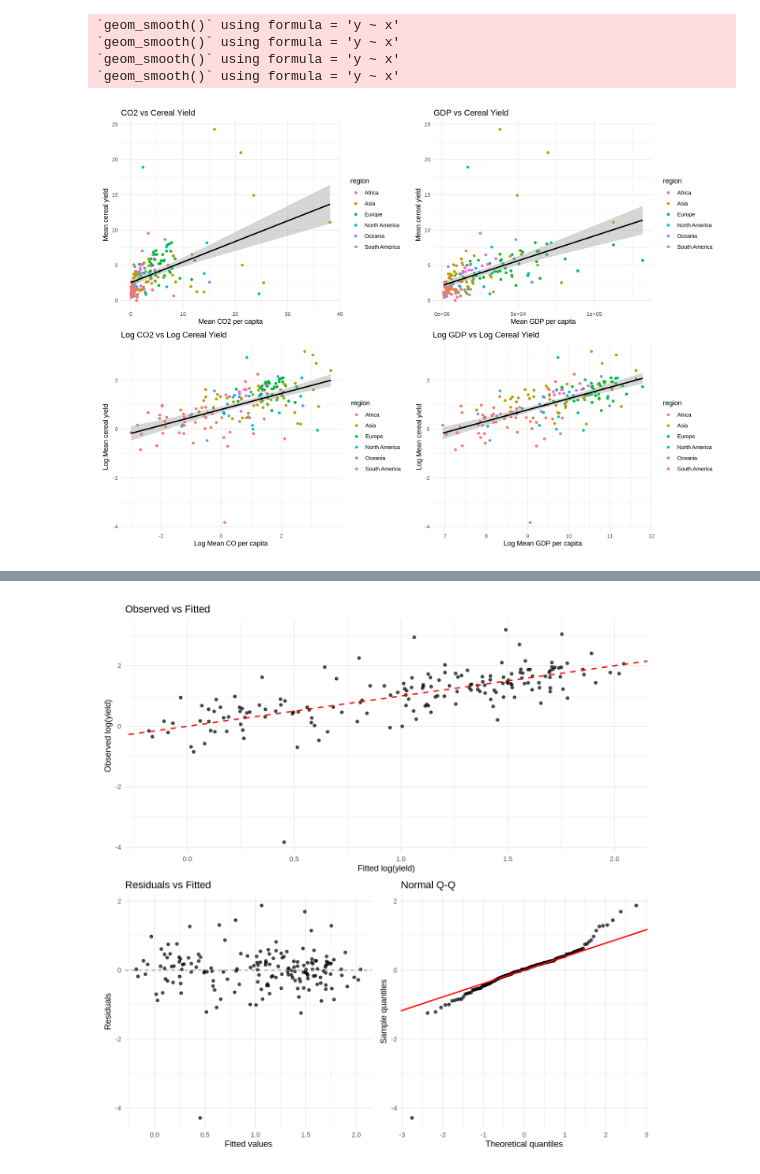
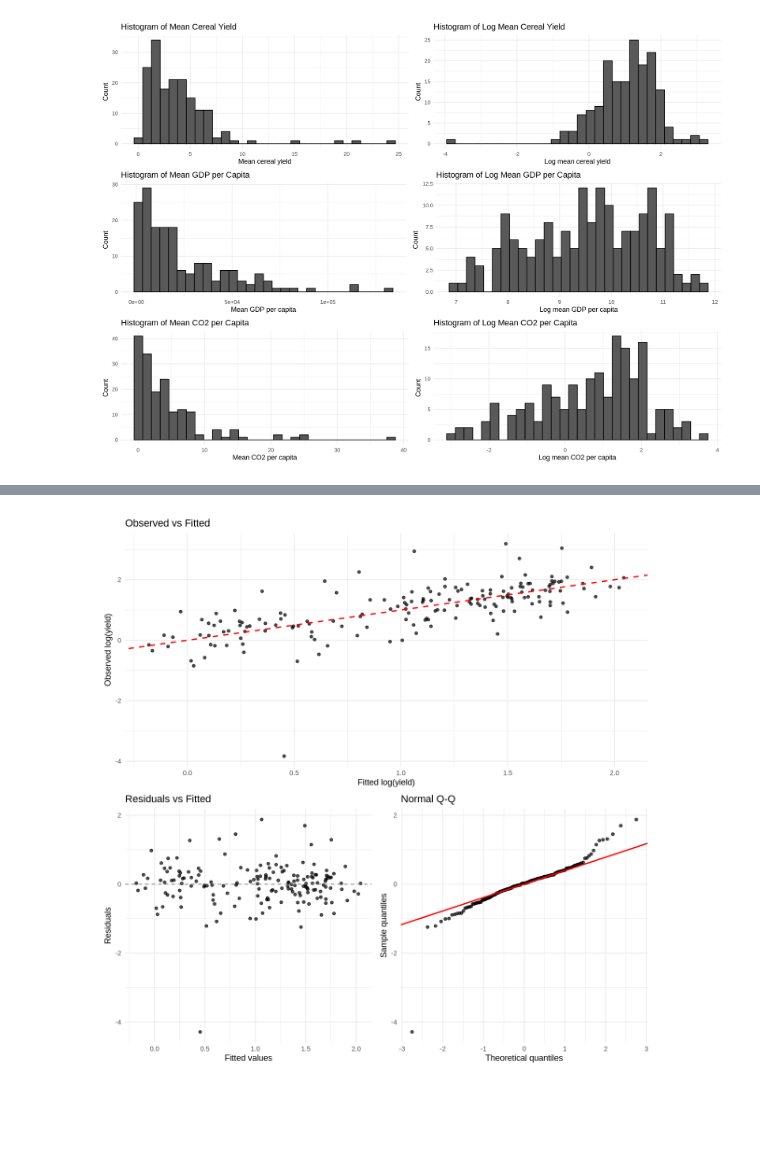
Before and after one commit to ebarr02/Crop-Yield-Analysis, a Jupyter notebook: CropYieldAnalysis.ipynb, the cells around one changed output, grey strips where cells are left out. Saved outputs shown, nothing was run; the diff lists cells and outputs as text; code cells hidden in the pictures; blank space fills up the shorter version.

Commit message:
Draft 2
- added plots to justify log transformation of covariates
- created model summaries for alternative models to further justify the model selected.

```diff
--- a/CropYieldAnalysis.ipynb
+++ b/CropYieldAnalysis.ipynb
@@ -80,26 +96,65 @@ South America
 # %%
 options(repr.plot.width = 14, repr.plot.height = 10)
-plot1 <- ggplot(model_df, aes(x = mean_co, y = mean_yield, color = region)) +
-  geom_point() + geom_smooth(method = "lm", se = TRUE, color = "black") +
-  labs(x = "Mean CO2 per capita", y = "Mean cereal yield", title = "CO2 vs Cereal Yield") + theme_minimal()
 
-plot2 <- ggplot(model_df, aes(x = mean_gdp, y = mean_yield, color = region)) +
-  geom_point() + geom_smooth(method = "lm", se = TRUE, color = "black") +
-  labs(x = "Mean GDP per capita", y = "Mean cereal yield", title = "GDP vs Cereal Yield") + theme_minimal()
+library(ggplot2)
+library(patchwork)
 
-plot3 <- ggplot(model_df, aes(x = log(mean_co), y = log(mean_yield), color = region)) +
-  geom_point() + geom_smooth(method = "lm", se = TRUE, color = "black") +
-  labs(x = "Log Mean CO per capita", y = "Log Mean cereal yield", title = "Log CO2 vs Log Cereal Yield") + theme_minimal()
+ploteda1 <- ggplot(model_df, aes(x = mean_yield)) +
+  geom_histogram(bins = 30, colour = "black") +
+  labs(
+    x = "Mean cereal yield",
+    y = "Count",
+    title = "Histogram of Mean Cereal Yield"
+  ) +
+  theme_minimal()
 
-plot4 <- ggplot(model_df, aes(x = log(mean_gdp), y = log(mean_yield), color = region)) +
-  geom_point() + geom_smooth(method = "lm", se = TRUE, color = "black") +
-  labs(x = "Log Mean GDP per capita", y = "Log Mean cereal yield", title = "Log GDP vs Log Cereal Yield") + theme_minimal()
-(plot1 + plot2) / (plot3 + plot4)
+ploteda2 <- ggplot(model_df, aes(x = log(mean_yield))) +
+  geom_histogram(bins = 30, colour = "black") +
+  labs(
+    x = "Log mean cereal yield",
+    y = "Count",
+    title = "Histogram of Log Mean Cereal Yield"
+  ) +
+  theme_minimal()
+
+ploteda3 <- ggplot(model_df, aes(x = mean_gdp)) +
+  geom_histogram(bins = 30, colour = "black") +
+  labs(
+    x = "Mean GDP per capita",
+    y = "Count",
+    title = "Histogram of Mean GDP per Capita"
+  ) +
+  theme_minimal()
+
+ploteda4 <- ggplot(model_df, aes(x = log(mean_gdp))) +
+  geom_histogram(bins = 30, colour = "black") +
+  labs(
+    x = "Log mean GDP per capita",
+    y = "Count",
+    title = "Histogram of Log Mean GDP per Capita"
+  ) +
+  theme_minimal()
+
+ploteda5 <- ggplot(model_df, aes(x = mean_co)) +
+  geom_histogram(bins = 30, colour = "black") +
+  labs(
+    x = "Mean CO2 per capita",
+    y = "Count",
+    title = "Histogram of Mean CO2 per Capita"
+  ) +
+  theme_minimal()
+
+ploteda6 <- ggplot(model_df, aes(x = log(mean_co))) +
+  geom_histogram(bins = 30, colour = "black") +
+  labs(
+    x = "Log mean CO2 per capita",
+    y = "Count",
+    title = "Histogram of Log Mean CO2 per Capita"
+  ) +
+  theme_minimal()
+
+(ploteda1 + ploteda2) / (ploteda3 + ploteda4) / (ploteda5 + ploteda6)
 # %% [output]
-`geom_smooth()` using formula = 'y ~ x'
-`geom_smooth()` using formula = 'y ~ x'
-`geom_smooth()` using formula = 'y ~ x'
-`geom_smooth()` using formula = 'y ~ x'
-[figure, old version]
+[figure, new version]
 # %%
 model_df_log <- model_df %>% mutate (log_mean_yield = log(mean_yield), log_mean_gdp = log(mean_gdp), log_mean_co = log(mean_co))
```
Also changed, not shown: parts of 5 cells of this notebook.
